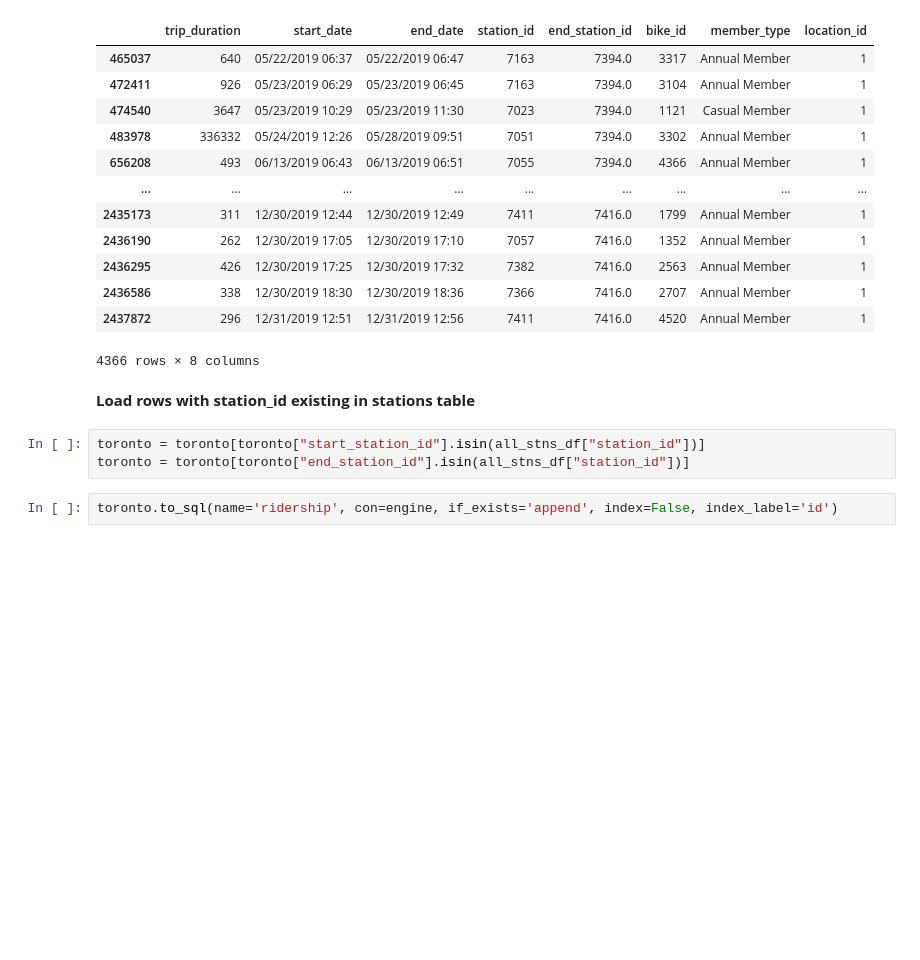
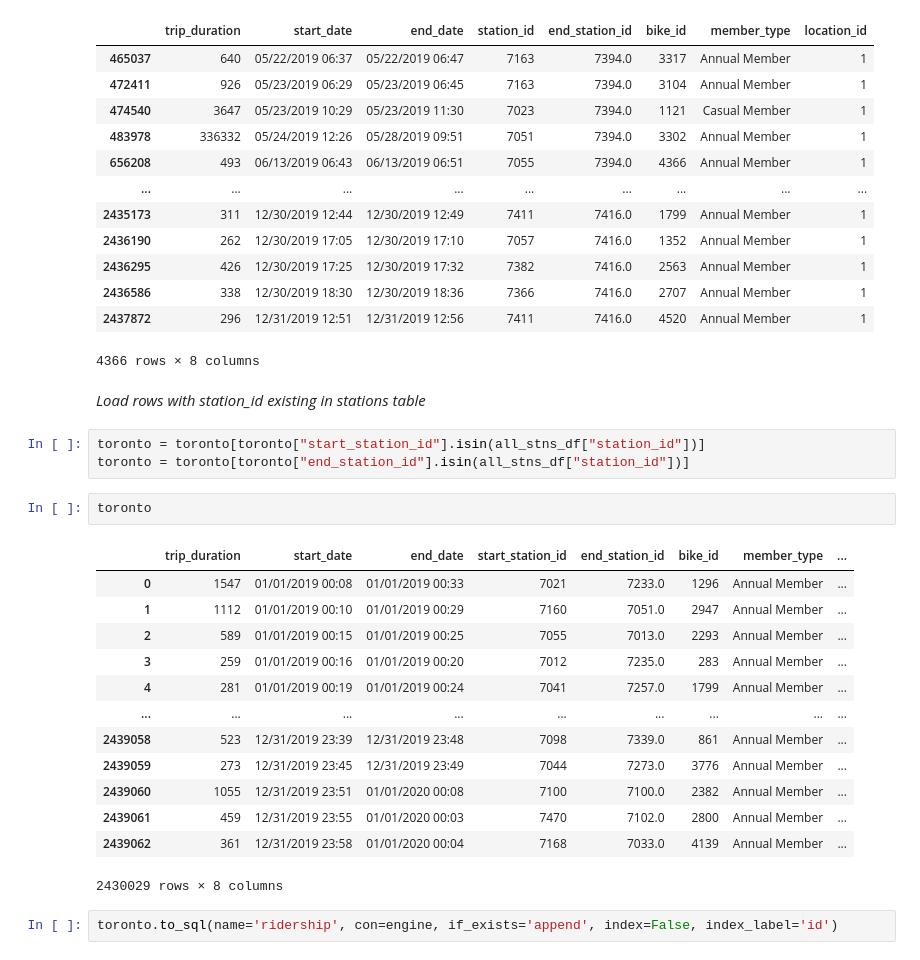
Before and after one commit to JeganS948/project2, a Jupyter notebook: locations.ipynb, the cells around one changed output. Cells and saved outputs as stored; diff of their text form; blank space fills up the shorter version.

```diff
--- a/locations.ipynb
+++ b/locations.ipynb
@@ -315,10 +315,26 @@ missing_end
 | 2437872 | 296 | 12/31/2019 12:51 | 12/31/2019 12:56 | 7411 | 7416.0 | 4520 | Annual Member | 1 |
 4366 rows × 8 columns
 # %% [markdown]
-**Load rows with station_id existing in stations table**
+*Load rows with station_id existing in stations table*
 # %%
 toronto = toronto[toronto["start_station_id"].isin(all_stns_df["station_id"])]
 toronto = toronto[toronto["end_station_id"].isin(all_stns_df["station_id"])]
+# %%
+toronto
+# %% [output]
+|  | trip_duration | start_date | end_date | start_station_id | end_station_id | bike_id | member_type | ... |
+| 0 | 1547 | 01/01/2019 00:08 | 01/01/2019 00:33 | 7021 | 7233.0 | 1296 | Annual Member | ... |
+| 1 | 1112 | 01/01/2019 00:10 | 01/01/2019 00:29 | 7160 | 7051.0 | 2947 | Annual Member | ... |
+| 2 | 589 | 01/01/2019 00:15 | 01/01/2019 00:25 | 7055 | 7013.0 | 2293 | Annual Member | ... |
+| 3 | 259 | 01/01/2019 00:16 | 01/01/2019 00:20 | 7012 | 7235.0 | 283 | Annual Member | ... |
+| 4 | 281 | 01/01/2019 00:19 | 01/01/2019 00:24 | 7041 | 7257.0 | 1799 | Annual Member | ... |
+| ... | ... | ... | ... | ... | ... | ... | ... | ... |
+| 2439058 | 523 | 12/31/2019 23:39 | 12/31/2019 23:48 | 7098 | 7339.0 | 861 | Annual Member | ... |
+| 2439059 | 273 | 12/31/2019 23:45 | 12/31/2019 23:49 | 7044 | 7273.0 | 3776 | Annual Member | ... |
+| 2439060 | 1055 | 12/31/2019 23:51 | 01/01/2020 00:08 | 7100 | 7100.0 | 2382 | Annual Member | ... |
+| 2439061 | 459 | 12/31/2019 23:55 | 01/01/2020 00:03 | 7470 | 7102.0 | 2800 | Annual Member | ... |
+| 2439062 | 361 | 12/31/2019 23:58 | 01/01/2020 00:04 | 7168 | 7033.0 | 4139 | Annual Member | ... |
+2430029 rows × 8 columns
 # %%
 toronto.to_sql(name='ridership', con=engine, if_exists='append', index=False, index_label='id')
 # %% [markdown]
```
Also changed, not shown: parts of 6 cells of this notebook.
